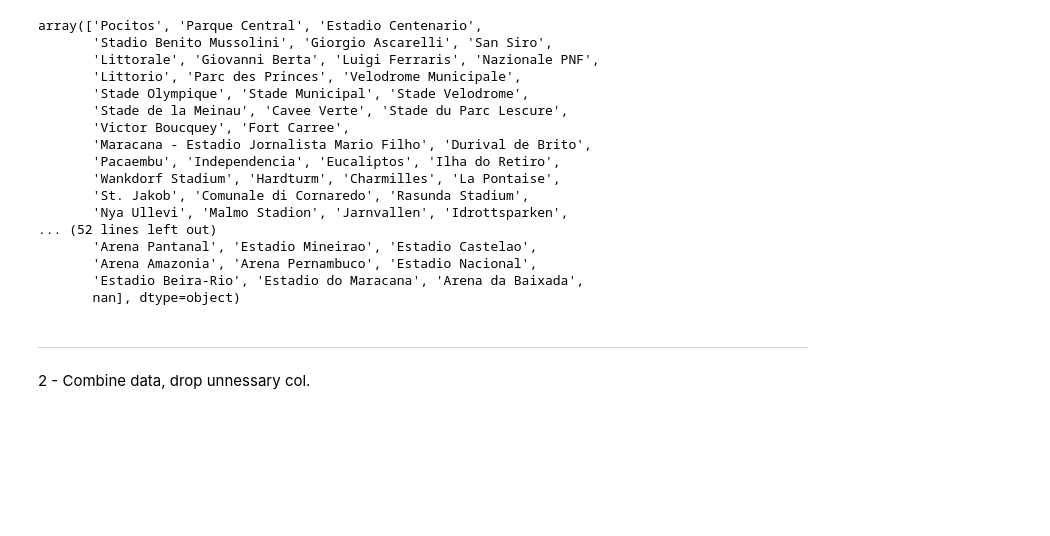
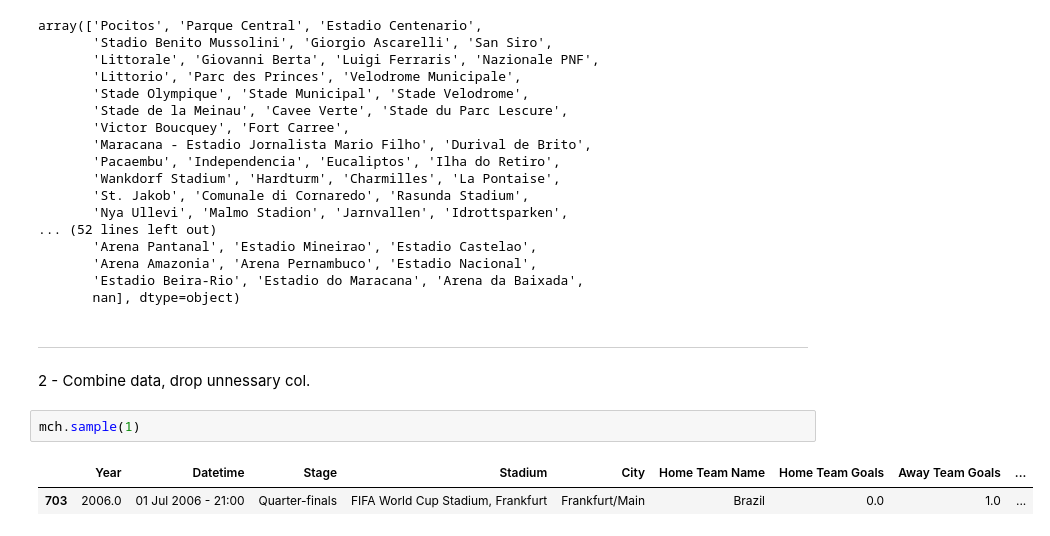
Before and after one commit to natuan310/w3-Data-Analysis-WorldCup-Dataset, a Jupyter notebook: Tee.ipynb, the cells around one changed output. Saved outputs shown, nothing was run; the diff lists cells and outputs as text; blank space fills up the shorter version.

```diff
--- a/Tee.ipynb
+++ b/Tee.ipynb
@@ -277,3 +302,8 @@ array(['Pocitos', 'Parque Central', 'Estadio Centenario',
 # %% [markdown]
 ---
 2 - Combine data, drop unnessary col.
+# %%
+mch.sample(1)
+# %% [output]
+|  | Year | Datetime | Stage | Stadium | City | Home Team Name | Home Team Goals | Away Team Goals | ... |
+| 703 | 2006.0 | 01 Jul 2006 - 21:00 | Quarter-finals | FIFA World Cup Stadium, Frankfurt | Frankfurt/Main | Brazil | 0.0 | 1.0 | ... |
```
Also changed, not shown: parts of 10 cells of this notebook.
